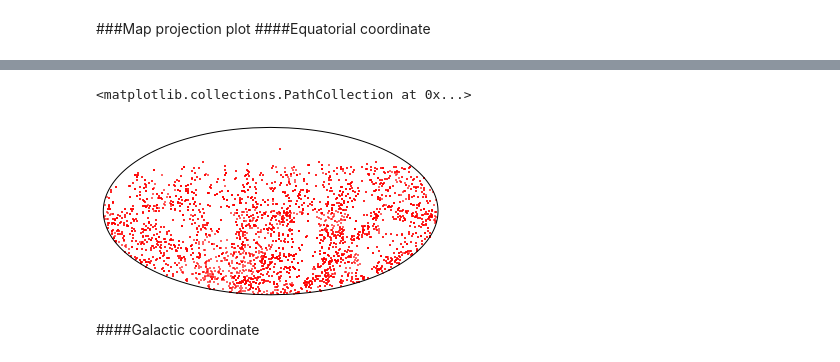
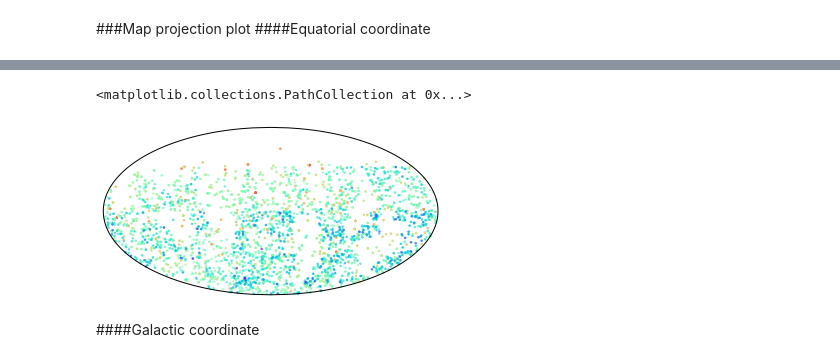
Before and after one commit to ridlo/almaCal_ipynb, a Jupyter notebook: radec_calibrator_ALMA.ipynb, the cells around one changed output, grey strips where cells are left out. Cells and saved outputs as stored; diff of their text form; code cells hidden in the pictures.

```diff
--- a/radec_calibrator_ALMA.ipynb
+++ b/radec_calibrator_ALMA.ipynb
@@ -79,8 +71,20 @@ x, y = m(ra_change.values, dec.values) # pandas DFrame
-# %%
-m.scatter(x, y, 2, marker='.', color='r')
-# %% [output]
-<matplotlib.collections.PathCollection at 0x...>
-[figure, removed]
+# %%
+def shift180pm(alpha):
+    res = []
+    for a in alpha:
+        if a > 180:
+            res.append(a - 360)
+        else:
+            res.append(a)
+
+    return(res)
+# %%
+ra_shift = shift180pm(ra) # shift ra [-180, 180]
+x, y = m(ra_shift, dec)
+m.scatter(x, y, c=color, s=6, lw=0, alpha=0.7, cmap=cmap)
+# %% [output]
+<matplotlib.collections.PathCollection at 0x...>
+[figure, added]
 # %% [markdown]
 ####Galactic coordinate
 # %%
```
Also changed, not shown: parts of 36 cells of this notebook.
